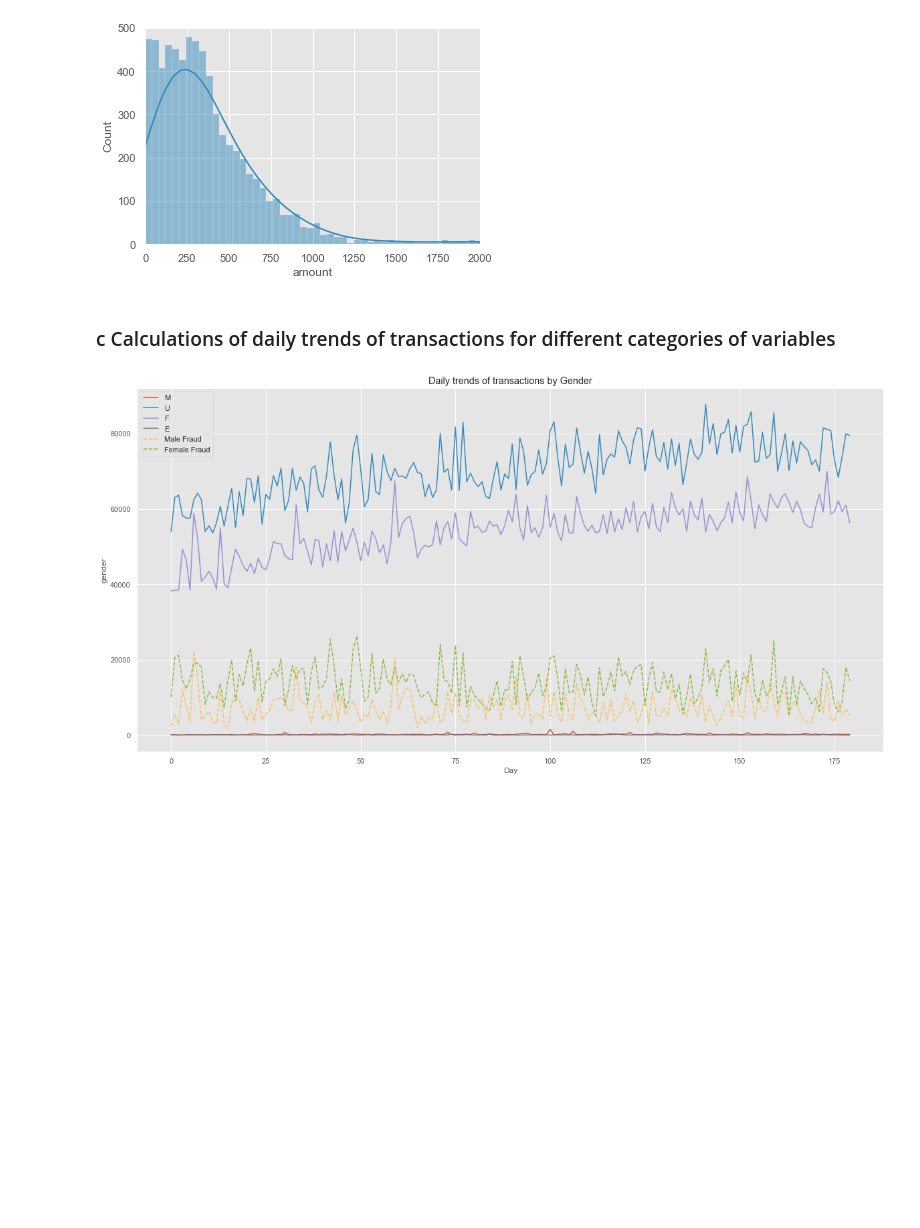
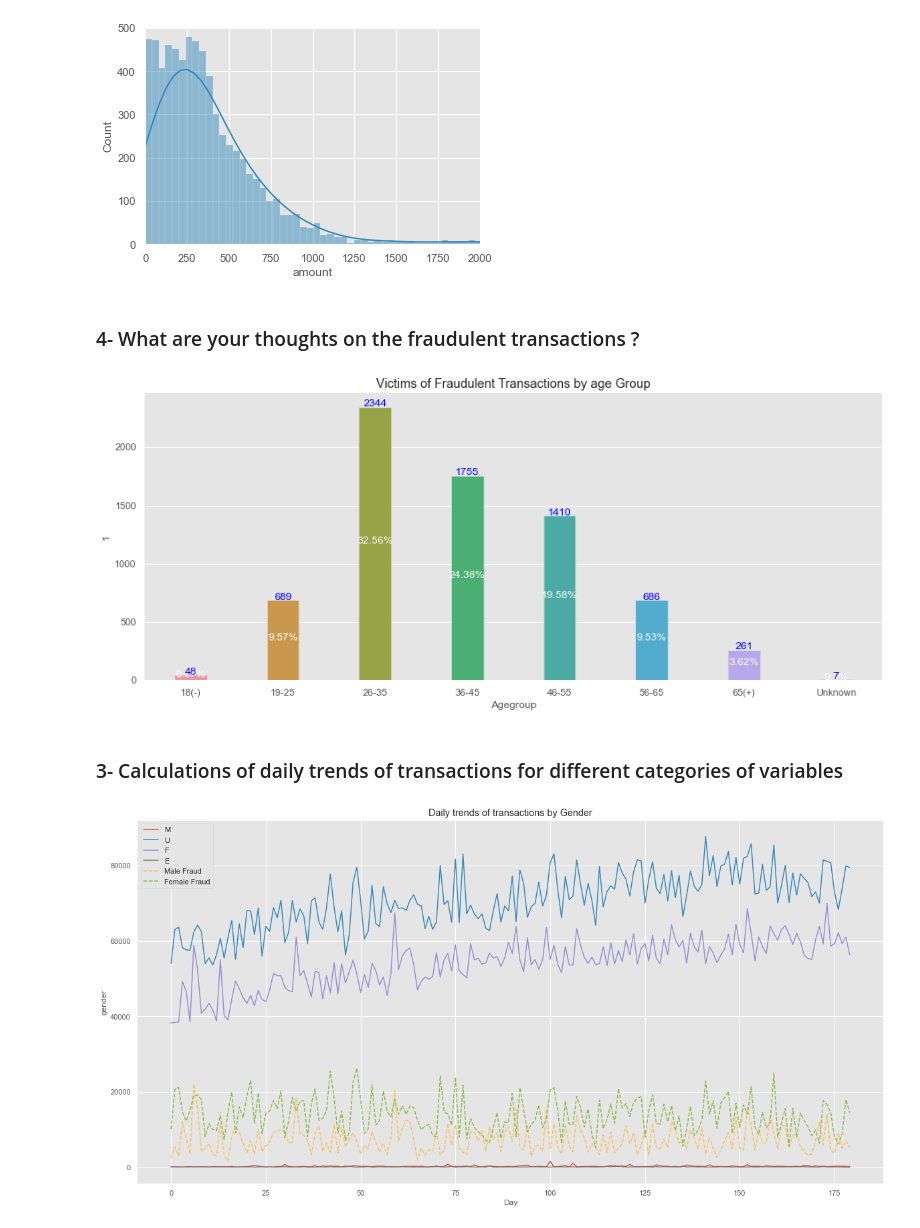
Before and after one commit to VIP509/Business-Intelligence-Project, a Jupyter notebook: BI Project.ipynb, the cells around one changed output. Cells and saved outputs as stored; diff of their text form; code cells hidden in the pictures; blank space fills up the shorter version.

```diff
--- a/BI Project.ipynb
+++ b/BI Project.ipynb
@@ -313,8 +328,17 @@ max      8329.960000
 Name: amount, dtype: float64
 (0.0, 2000.0)
 [figure]
+# %% [markdown]
+### 4- What are your thoughts on the fraudulent transactions ?
+# %%
+age_table = pd.crosstab(customer_data.Agegroup, customer_data.fraud)
+age_table['Percent']  = age_table[1]/7200
+age_table
+generate_barchart(age_table,title = 'Victims of Fraudulent Transactions by age Group', abs_value=1, rel_value="Percent")
+# %% [output]
+[figure, added]
 # %% [markdown]
-### c  Calculations of daily trends of transactions for different categories of variables
+###  3- Calculations of daily trends of transactions for different categories of variables
 # %%
 fraud_gender_m = customer_data[(customer_data['fraud'] == 1) & (customer_data['gender'] == 'F') ][['step','gender','amount']]
 fraud_gender_f = customer_data[(customer_data['fraud'] == 1) & (customer_data['gender'] == 'M') ][['step','gender','amount']]
```
Also changed, not shown: parts of 15 cells of this notebook.
